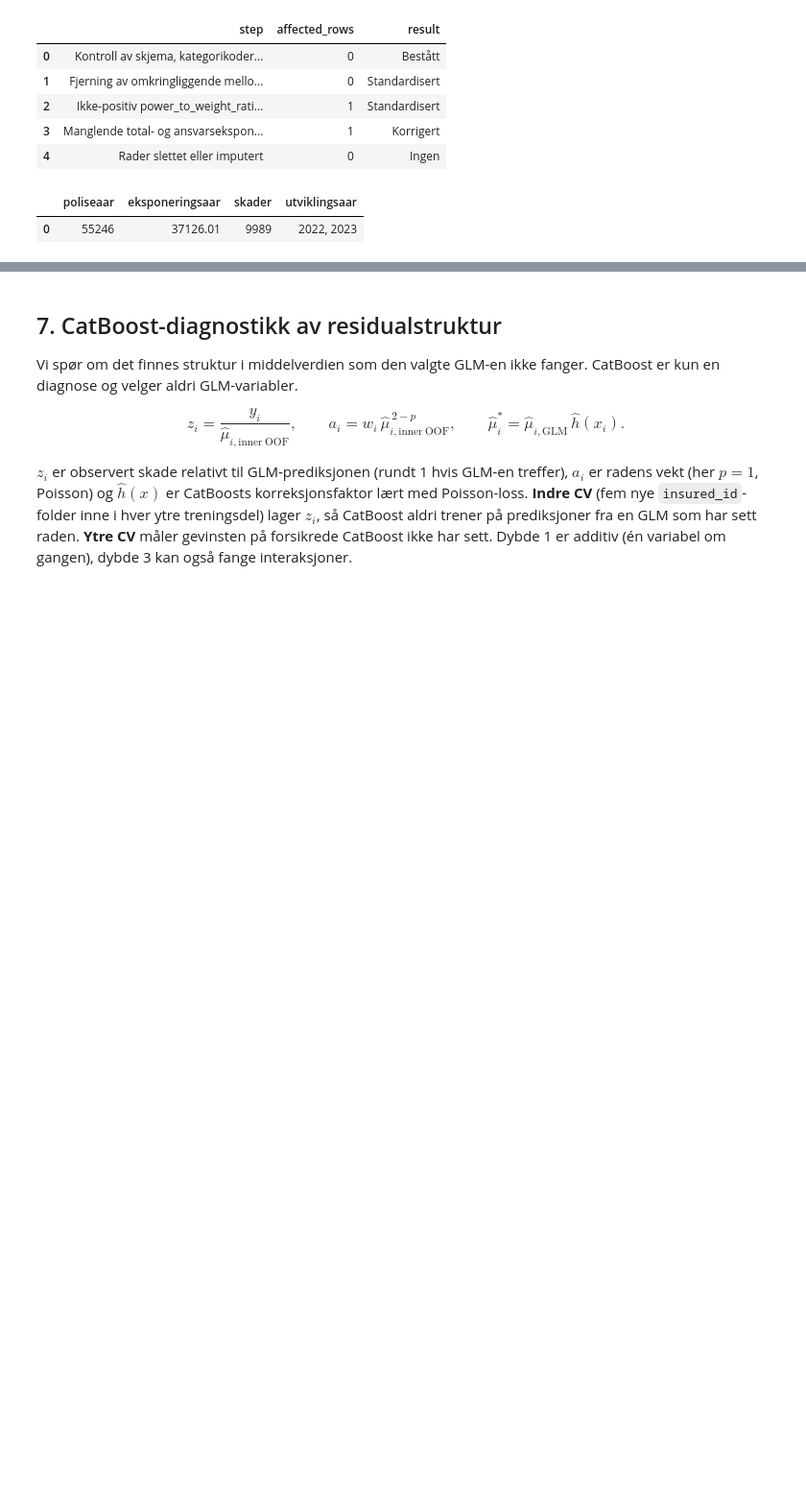
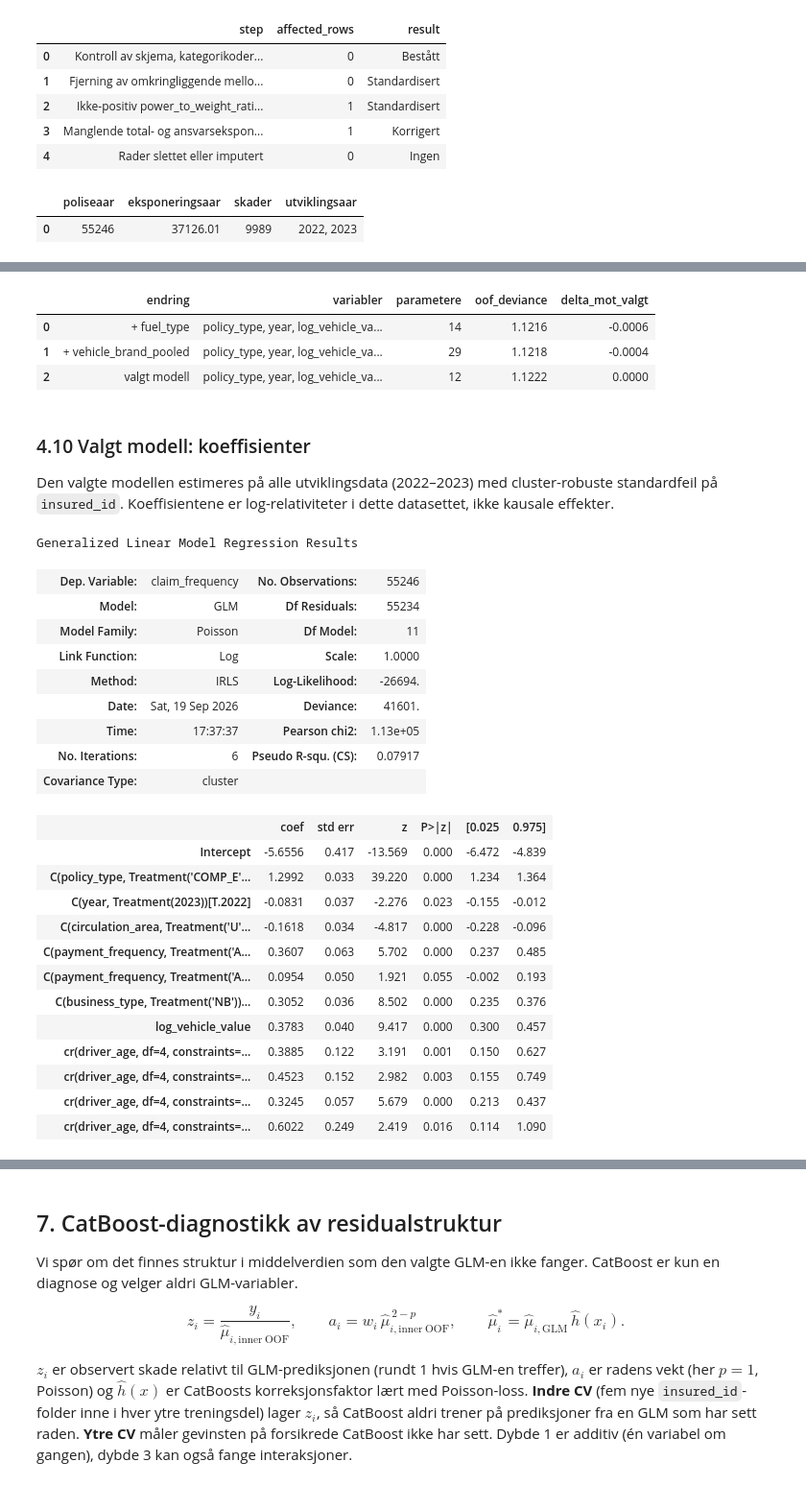
Before and after one commit to MarkusBjerkaas/Motor-Insurance-GLM-ML, a Jupyter notebook: glm_pricing_models.ipynb, the cells around one changed output, grey strips where cells are left out. Shown at 96% size. Saved outputs shown, nothing was run; the diff lists cells and outputs as text; code cells hidden in the pictures; blank space fills up the shorter version.

```diff
--- a/glm_pricing_models.ipynb
+++ b/glm_pricing_models.ipynb
@@ -450,0 +295,8 @@ display(coefficient_stability.round(3))
+# %%
+current = definitions[value_model]
+geography_alternatives = propose_geography(current, GEOGRAPHY, "circulation_area")
+geography_model, geography_table = run_round(
+    value_model, geography_alternatives, definitions, evaluate_models, select_stage
+)
+display(geography_table.round(4))
+print(f"Valgt etter geografi: {geography_model}")
@@ -450,0 +429,55 @@ display(coefficient_stability.round(3))
+# %%
+top_models = build_top_models_table(
+    cv_results,
+    definitions,
+    final_model,
+    model_frame["claim_frequency"],
+    model_frame["total_exposure"],
+    FREQUENCY_SETTINGS["power"],
+)
+with pd.option_context("display.max_colwidth", None):
+    display(top_models.reset_index(drop=True).round(4))
+# %% [output]
+|  | endring | variabler | parametere | oof_deviance | delta_mot_valgt |
+| 0 | + fuel_type | policy_type, year, log_vehicle_va... | 14 | 1.1216 | -0.0006 |
+| 1 | + vehicle_brand_pooled | policy_type, year, log_vehicle_va... | 29 | 1.1218 | -0.0004 |
+| 2 | valgt modell | policy_type, year, log_vehicle_va... | 12 | 1.1222 | 0.0000 |
+# %% [markdown]
+### 4.10 Valgt modell: koeffisienter
+
+Den valgte modellen estimeres på alle utviklingsdata (2022–2023) med
+cluster-robuste standardfeil på `insured_id`. Koeffisientene er
+log-relativiteter i dette datasettet, ikke kausale effekter.
+# %%
+final_specification = specifications[final_model]
+final_design = prepare_design_frame(
+    model_frame, model_frame, final_specification["required_columns"]
+)
+final_fit = fit_glm(
+    final_specification, final_design, cluster_groups=final_design["insured_id"]
+)
+display(final_fit.summary())
+# %% [output]
+Generalized Linear Model Regression Results
+| Dep. Variable: | claim_frequency | No. Observations: | 55246 |
+| Model: | GLM | Df Residuals: | 55234 |
+| Model Family: | Poisson | Df Model: | 11 |
+| Link Function: | Log | Scale: | 1.0000 |
+| Method: | IRLS | Log-Likelihood: | -26694. |
+| Date: | Sat, 19 Sep 2026 | Deviance: | 41601. |
+| Time: | 17:37:37 | Pearson chi2: | 1.13e+05 |
+| No. Iterations: | 6 | Pseudo R-squ. (CS): | 0.07917 |
+| Covariance Type: | cluster |  |  |
+|  | coef | std err | z | P>|z| | [0.025 | 0.975] |
+| Intercept | -5.6556 | 0.417 | -13.569 | 0.000 | -6.472 | -4.839 |
+| C(policy_type, Treatment('COMP_E'... | 1.2992 | 0.033 | 39.220 | 0.000 | 1.234 | 1.364 |
+| C(year, Treatment(2023))[T.2022] | -0.0831 | 0.037 | -2.276 | 0.023 | -0.155 | -0.012 |
+| C(circulation_area, Treatment('U'... | -0.1618 | 0.034 | -4.817 | 0.000 | -0.228 | -0.096 |
+| C(payment_frequency, Treatment('A... | 0.3607 | 0.063 | 5.702 | 0.000 | 0.237 | 0.485 |
+| C(payment_frequency, Treatment('A... | 0.0954 | 0.050 | 1.921 | 0.055 | -0.002 | 0.193 |
+| C(business_type, Treatment('NB'))... | 0.3052 | 0.036 | 8.502 | 0.000 | 0.235 | 0.376 |
+| log_vehicle_value | 0.3783 | 0.040 | 9.417 | 0.000 | 0.300 | 0.457 |
+| cr(driver_age, df=4, constraints=... | 0.3885 | 0.122 | 3.191 | 0.001 | 0.150 | 0.627 |
+| cr(driver_age, df=4, constraints=... | 0.4523 | 0.152 | 2.982 | 0.003 | 0.155 | 0.749 |
+| cr(driver_age, df=4, constraints=... | 0.3245 | 0.057 | 5.679 | 0.000 | 0.213 | 0.437 |
+| cr(driver_age, df=4, constraints=... | 0.6022 | 0.249 | 2.419 | 0.016 | 0.114 | 1.090 |
```
Also changed, not shown: parts of 58 cells of this notebook, 24 other files.
